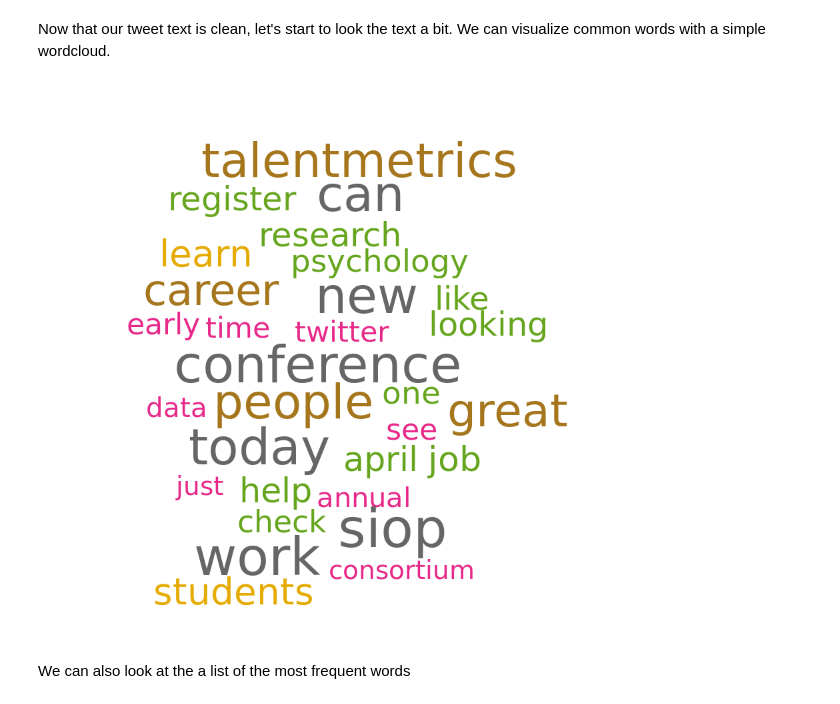
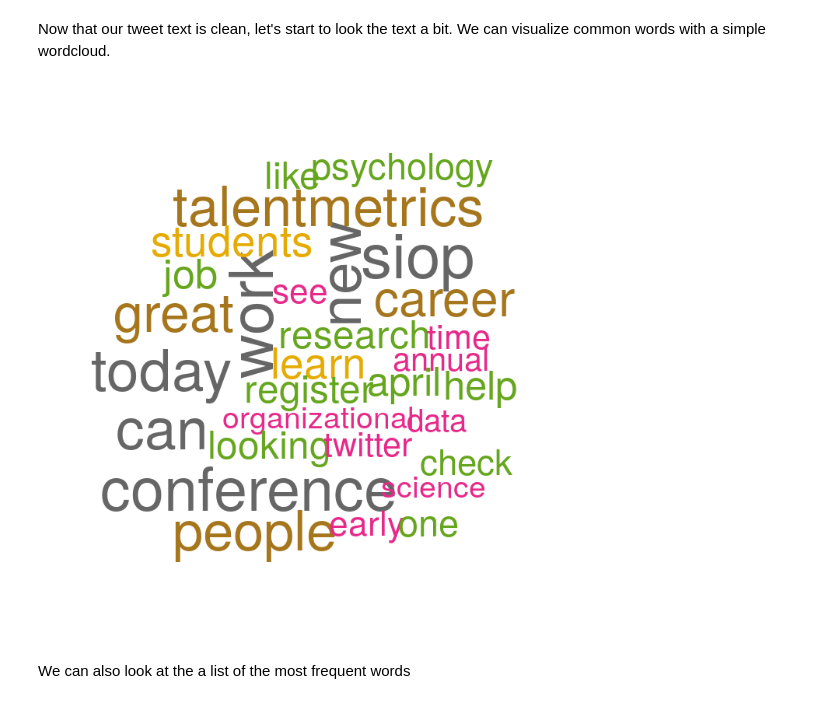
Before and after one commit to TNT-Lab/SIOP-2019-IO-Data-Science-Master-Tutorial, a Jupyter notebook: twittersentimentanalysis.ipynb, the cells around one changed output. Drawn from its saved outputs; the diff is of its cells as text; code cells hidden in the pictures.

```diff
--- a/twittersentimentanalysis.ipynb
+++ b/twittersentimentanalysis.ipynb
@@ -151,8 +157,7 @@ sample_n(size = 10)
 Now we need to create a corpus and convert our text into a document term matrix (rows are tweets, columns are n-grams)
 # %%
 tweets_corpus <- VCorpus(VectorSource(tweets_preprocessed$text))# Convert to corpus
-Tokenizer <- function(x) NGramTokenizer(x, Weka_control(min = 1, max = 1)) # Create tokenizer function (will convert words into n-grams)
-tweets_dtm <- DocumentTermMatrix(tweets_corpus, control = list(tokenize = Tokenizer)) #create a document-term-matrix
+tweets_dtm <- DocumentTermMatrix(tweets_corpus) #create a document-term-matrix
 tweets_dtm <- removeSparseTerms(tweets_dtm, 0.99)# We'll also get rid of relatively unusual terms
 DTM_df <- as.data.frame(as.matrix(tweets_dtm)) #finally let's convert the dtm into a dataframe
 head(DTM_df)
@@ -169,10 +174,11 @@ Now that our tweet text is clean, let's start to look the text a bit. We can vis
 # %%
 # Create wordcloud
 wordCounts <- colSums(DTM_df)
 wordNames <- names(DTM_df)
+options(repr.plot.width=6, repr.plot.height=6) #resize plot
 wordcloud(wordNames, wordCounts, max.words=30,, colors = brewer.pal(8, "Dark2"))
 # %% [output]
-[figure, old version]
+[figure, new version]
 # %% [markdown]
 We can also look at the a list of the most frequent words
 # %%
```
Also changed, not shown: parts of 9 cells of this notebook.
